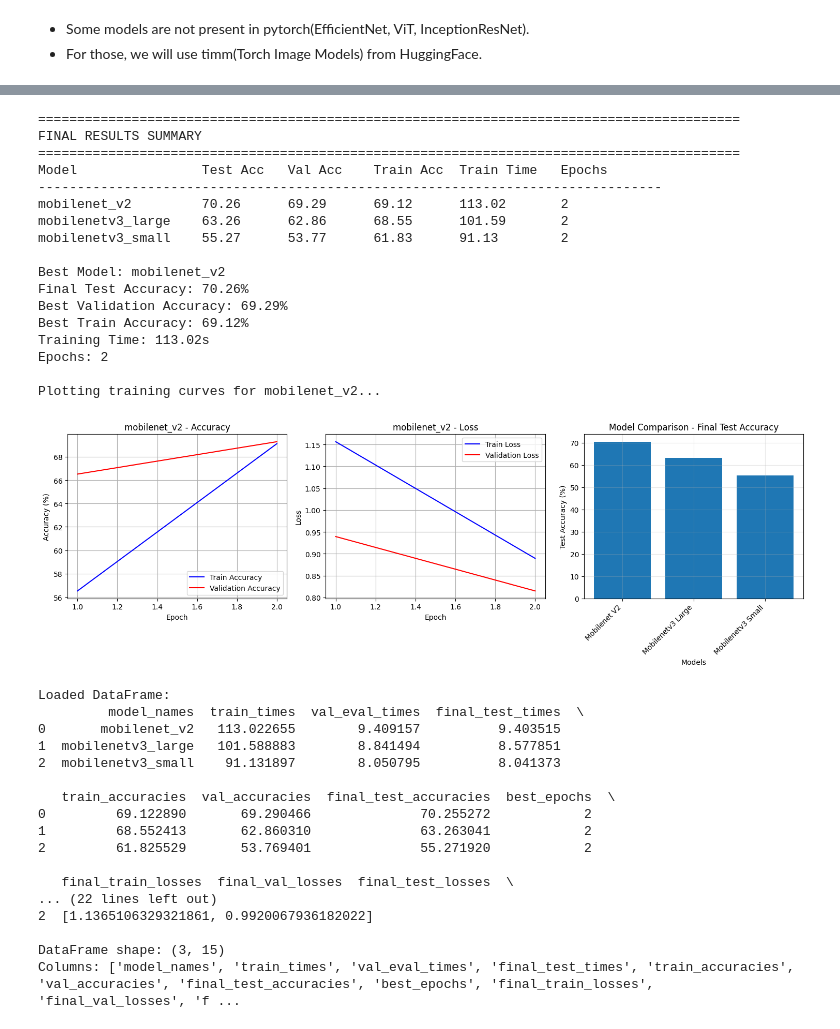
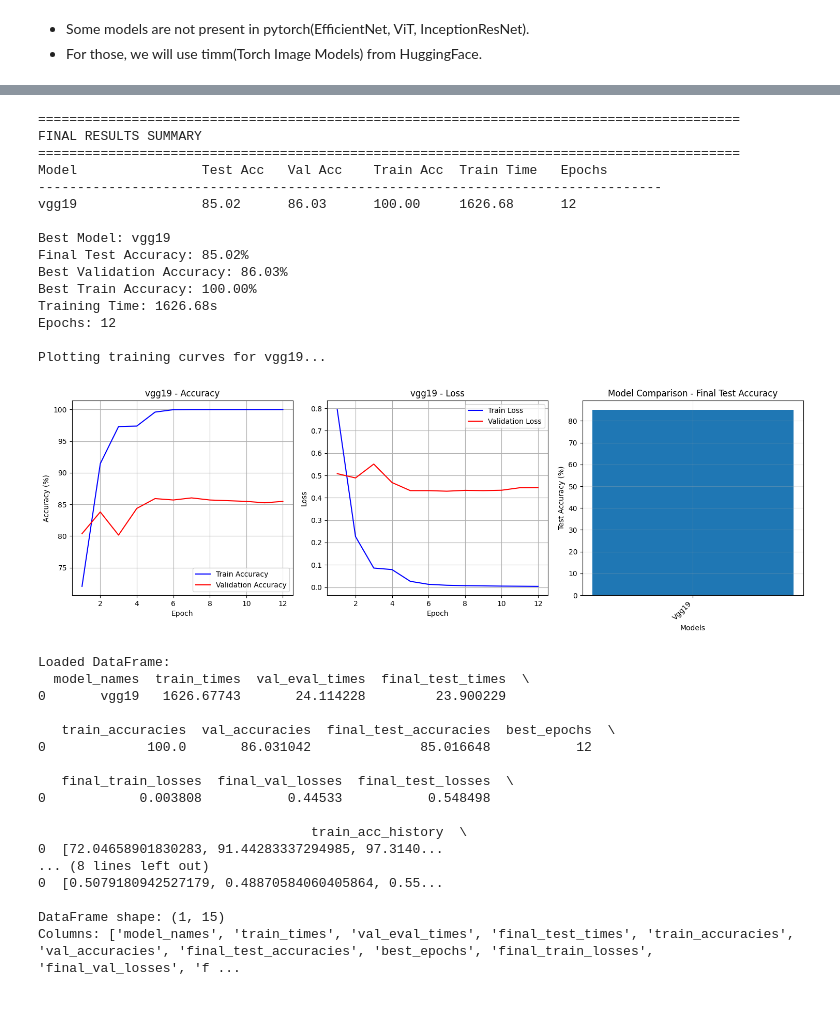
Before and after one commit to AnkitD0811/ml-research-project, a Jupyter notebook: compare_models.ipynb, the cells around one changed output, grey strips where cells are left out. Cells and saved outputs as stored; diff of their text form; code cells hidden in the pictures.

Commit message:
model comparison results

```diff
--- a/compare_models.ipynb
+++ b/compare_models.ipynb
@@ -253,23 +253,23 @@ models.append(Model(name='vgg19',
                     model=vgg19,
                     weights=VGG19_Weights.IMAGENET1K_V1))
 
-# Inception V3
-from torchvision.models import inception_v3, Inception_V3_Weights
-models.append(Model(name='inception_v3',
-                    model=inception_v3,
-                    weights=Inception_V3_Weights.IMAGENET1K_V1))
+# # Inception V3
+# from torchvision.models import inception_v3, Inception_V3_Weights
+# models.append(Model(name='inception_v3',
+#                     model=inception_v3,
+#                     weights=Inception_V3_Weights.IMAGENET1K_V1))
 
-# ResNet50
-from torchvision.models import resnet50, ResNet50_Weights
-models.append(Model(name='resnet50',
-                    model=resnet50,
-                    weights=ResNet50_Weights.IMAGENET1K_V1))
+# # ResNet50
+# from torchvision.models import resnet50, ResNet50_Weights
+# models.append(Model(name='resnet50',
+#                     model=resnet50,
+#                     weights=ResNet50_Weights.IMAGENET1K_V1))
 
-# Wide ResNet50_2
-from torchvision.models import wide_resnet50_2, Wide_ResNet50_2_Weights
-models.append(Model(name='wide_resnet50_2',
-                    model=wide_resnet50_2,
-                    weights=Wide_ResNet50_2_Weights.IMAGENET1K_V2))
+# # Wide ResNet50_2
+# from torchvision.models import wide_resnet50_2, Wide_ResNet50_2_Weights
+# models.append(Model(name='wide_resnet50_2',
+#                     model=wide_resnet50_2,
+#                     weights=Wide_ResNet50_2_Weights.IMAGENET1K_V2))
 
 # # DenseNet121
 # from torchvision.models import densenet121, DenseNet121_Weights
@@ -302,9 +302,9 @@ models.append(Model(name='wide_resnet50_2',
 #                     weights=MobileNet_V3_Large_Weights.IMAGENET1K_V2))
 
 
-#  Models from timm (EfficientNet, ViT, InceptionResNet)
+# #  Models from timm (EfficientNet, ViT, InceptionResNet)
 
-import timm
+# import timm
 
 # # EfficientNet
 # models.append(Model(name='efficientnet_b0',
@@ -849,7 +839,7 @@ print("="*90)
 results_df = pd.DataFrame(results)
 results_df = results_df.sort_values('final_test_accuracies', ascending=False)
 
-results_df.to_csv('model_comparison_results.csv', index=False)
+results_df.to_csv('model_comparison_results_vgg.csv', index=False)
 
 print(f"{'Model':<20} {'Test Acc':<10} {'Val Acc':<10} {'Train Acc':<10} {'Train Time':<12} {'Epochs':<8}")
 print("-" * 80)
@@ -889,47 +879,45 @@ plt.grid(True)
 # Plot losses
 plt.subplot(1, 3, 2)
 plt.plot(epochs_range, results['train_loss_history'][best_idx], 'b-', label='Train Loss')
 plt.plot(epochs_range, results['val_loss_history'][best_idx], 'r-', label='Validation Loss')
 plt.title(f'{best_model["model_names"]} - Loss')
 plt.xlabel('Epoch')
 plt.ylabel('Loss')
 plt.legend()
 plt.grid(True)
 
 # Plot comparison of all models' final test accuracies
 plt.subplot(1, 3, 3)
 model_names = [name.replace('_', ' ').title() for name in results_df['model_names']]
 plt.bar(range(len(model_names)), results_df['final_test_accuracies'])
 plt.title('Model Comparison - Final Test Accuracy')
 plt.xlabel('Models')
 plt.ylabel('Test Accuracy (%)')
 plt.xticks(range(len(model_names)), model_names, rotation=45, ha='right')
 plt.grid(True, alpha=0.3)
 
 plt.tight_layout()
 plt.show()
 # %% [output]
 ==========================================================================================
 FINAL RESULTS SUMMARY
 ==========================================================================================
 Model                Test Acc   Val Acc    Train Acc  Train Time   Epochs
 --------------------------------------------------------------------------------
-mobilenet_v2         70.26      69.29      69.12      113.02       2
-mobilenetv3_large    63.26      62.86      68.55      101.59       2
-mobilenetv3_small    55.27      53.77      61.83      91.13        2
+vgg19                85.02      86.03      100.00     1626.68      12
 
-Best Model: mobilenet_v2
-Final Test Accuracy: 70.26%
-Best Validation Accuracy: 69.29%
-Best Train Accuracy: 69.12%
-Training Time: 113.02s
-Epochs: 2
+Best Model: vgg19
+Final Test Accuracy: 85.02%
+Best Validation Accuracy: 86.03%
+Best Train Accuracy: 100.00%
+Training Time: 1626.68s
+Epochs: 12
 
-Plotting training curves for mobilenet_v2...
+Plotting training curves for vgg19...
-[figure, old version]
+[figure, new version]
 # %%
 # Read the CSV file back into a DataFrame
-results_df = pd.read_csv('model_comparison_results.csv')
+results_df = pd.read_csv('model_comparison_results_vgg.csv')
 
 # Display the DataFrame
 print("Loaded DataFrame:")
@@ -940,21 +928,21 @@ print(f"\nDataFrame shape: {results_df.shape}")
 print(f"Columns: {list(results_df.columns)}")
 # %% [output]
 Loaded DataFrame:
-         model_names  train_times  val_eval_times  final_test_times  \
-0       mobilenet_v2   113.022655        9.409157          9.403515
-1  mobilenetv3_large   101.588883        8.841494          8.577851
-2  mobilenetv3_small    91.131897        8.050795          8.041373
+  model_names  train_times  val_eval_times  final_test_times  \
+0       vgg19   1626.67743       24.114228         23.900229
 
    train_accuracies  val_accuracies  final_test_accuracies  best_epochs  \
-0         69.122890       69.290466              70.255272            2
-1         68.552413       62.860310              63.263041            2
-2         61.825529       53.769401              55.271920            2
+0             100.0       86.031042              85.016648           12
 
    final_train_losses  final_val_losses  final_test_losses  \
-... (22 lines left out)
-2  [1.1365106329321861, 0.9920067936182022]
+0            0.003808           0.44533           0.548498
 
-DataFrame shape: (3, 15)
+                                   train_acc_history  \
+0  [72.04658901830283, 91.44283337294985, 97.3140...
+... (8 lines left out)
+0  [0.5079180942527179, 0.48870584060405864, 0.55...
+
+DataFrame shape: (1, 15)
 Columns: ['model_names', 'train_times', 'val_eval_times', 'final_test_times', 'train_accuracies', 'val_accuracies', 'final_test_accuracies', 'best_epochs', 'final_train_losses', 'final_val_losses', 'f ...
 # %%
 results_df.head()
```
Also changed, not shown: parts of 4 cells of this notebook, 10 other files.
